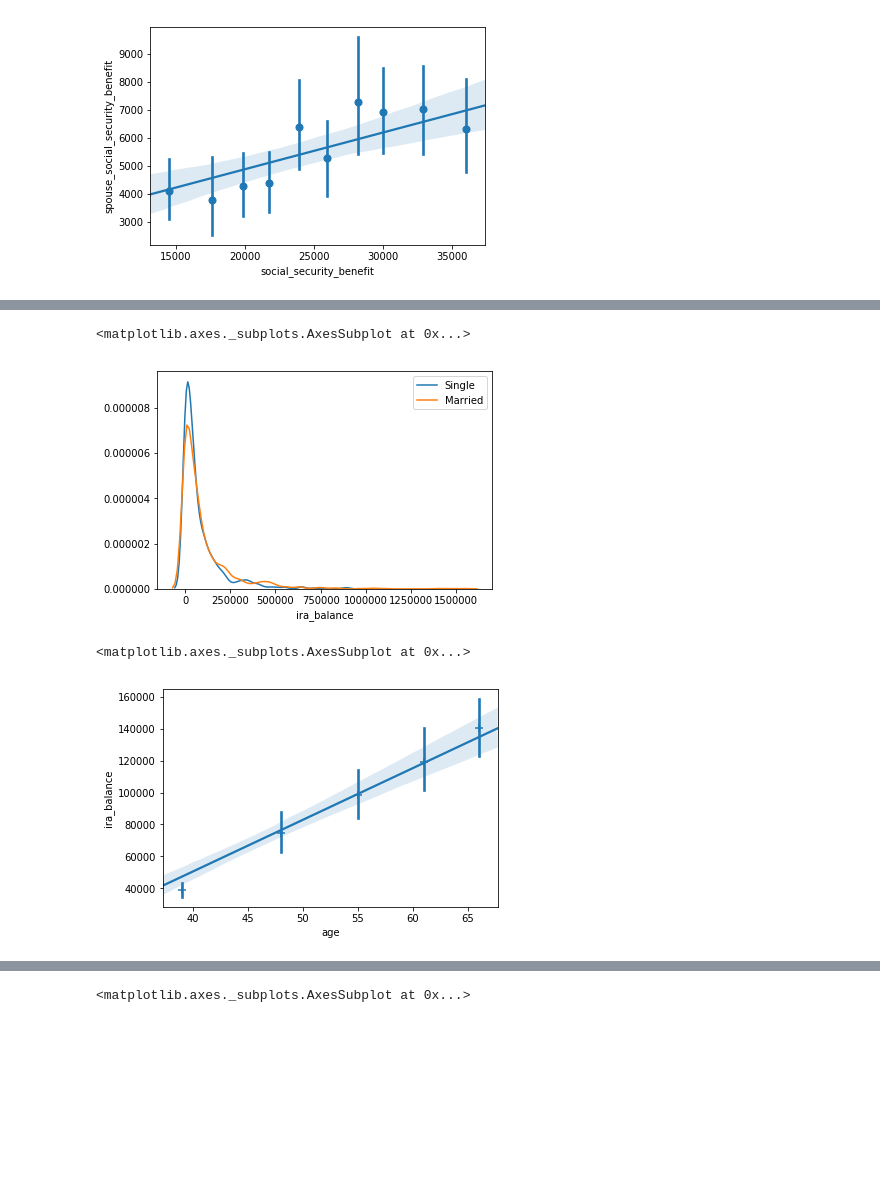
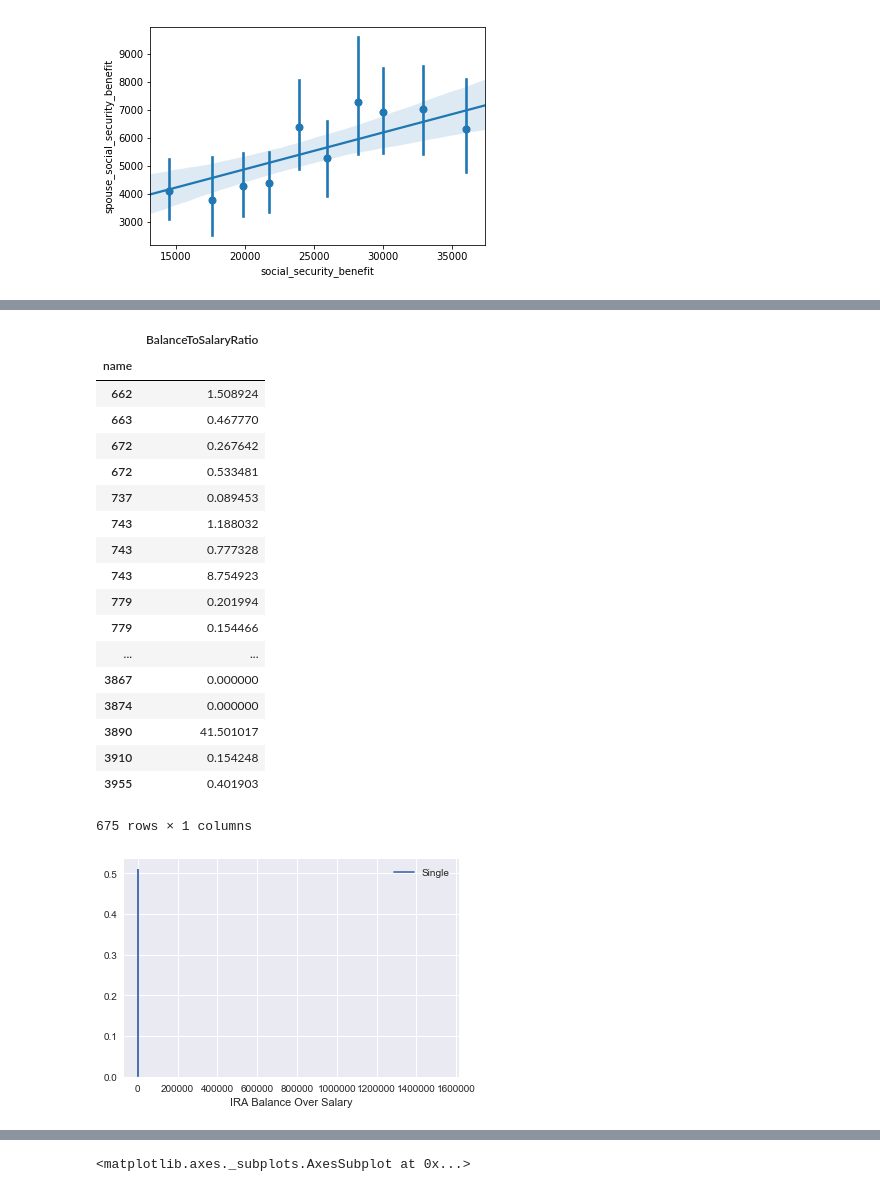
Before and after one commit to nc-looks/PythonBasics, a Jupyter notebook: Work/TAProdDataAnalysis/TAProdDataAnalysis.ipynb, the cells around one changed output, grey strips where cells are left out. Drawn from its saved outputs; the diff is of its cells as text; code cells hidden in the pictures; blank space fills up the shorter version.

```diff
--- a/Work/TAProdDataAnalysis/TAProdDataAnalysis.ipynb
+++ b/Work/TAProdDataAnalysis/TAProdDataAnalysis.ipynb
@@ -127,0 +243,11 @@ sns.distplot(df.recommended_retirement_age, axlabel='Recommended Retirement Age'
+# %%
+#Visualization 8.2: Distribution of recommended retirement ages
+
+# distribution data
+recRetirementAge = df.iloc[:,[102]]
+sns.set()
+#bins=[0, 30, 40, 50, 60, 70, 80]
+plt.hist(recRetirementAge)
+
+# quartiles or quantile data
+retirementAge.quantile([0.2, 0.4, 0.6, 0.8])
@@ -181,0 +286,15 @@ Married           76775.9     66560  48743.4
+# %%
+#Visualization 9: Distribution of Salary (Unconditional)
+
+
+#sns.distplot(cleanSalary, axlabel="Salary", hist=True)
+
+salary = df.iloc[:,[2]]
+cleanSalary = salary[salary['salary']>1000]
+
+sns.set()
+#bins=[0,25000,40000,50000,60000,75000,100000]
+plt.hist(cleanSalary)
+
+#quantiles
+cleanSalary.quantile([0.2,0.4,0.6,0.8])
@@ -290,37 +499,52 @@ sns.distplot(pd.concat(IRA))
 # %%
 # Visualization 15: Distribution of Sum of Advisable IRA Balance – conditional on marital status
 
 iradf = pd.concat(IRA)
 iradf = iradf.to_frame()
 iradf.columns = ['ira_balance']
 
 iraMarital = iradf.merge(df[['marital_status']], left_index=True, right_index=True)
 iraMarital
 
 singleIRA = iraMarital.ira_balance[iraMarital.marital_status == False]
+#singleIRA = singleIRA.to_frame()
+singleIRA.columns = ['ira_balance']
+#singleIRAwSalary = singleIRA.merge(df[['salary']], left_index=True, right_index=True)
+singleIRAwSalary.columns = ['BalanceToSalaryRatio']
+
 marriedIRA = iraMarital.ira_balance[iraMarital.marital_status == True]
+marriedIRA = marriedIRA.to_frame()
+marriedIRA.columns = ['ira_balance']
+marriedIRAwSalary = marriedIRA.merge(df[['salary']], left_index=True, right_index=True)
 
 singleIRA = singleIRA.to_frame()
-sns.distplot(singleIRA, hist=False, axlabel='IRA Balance', label='Single') #kde_kws={'clip': (0, 100000000)})
-sns.distplot(marriedIRA, hist=False, label='Married')
+sns.distplot(singleIRAwSalary, hist=False, axlabel='IRA Balance Over Salary', label='Single')
+sns.distplot(marriedIRAwSalary, hist=False, label='Married')
 
-# normalize this to salary
+
+singleIRAwSalary
+
 # if married, combined salary
 # account balance must be greater than $0
 # proportion of users with $0 vs non-zero balance
 # %% [output]
+|  | BalanceToSalaryRatio |
+| name |  |
+| 662 | 1.508924 |
+| 663 | 0.467770 |
+| 672 | 0.267642 |
+| 672 | 0.533481 |
+| 737 | 0.089453 |
+| 743 | 1.188032 |
+| 743 | 0.777328 |
+| 743 | 8.754923 |
+| 779 | 0.201994 |
+| 779 | 0.154466 |
+| ... | ... |
+| 3867 | 0.000000 |
+| 3874 | 0.000000 |
+| 3890 | 41.501017 |
+| 3910 | 0.154248 |
+| 3955 | 0.401903 |
-<matplotlib.axes._subplots.AxesSubplot at 0x...>
+675 rows × 1 columns
-[figure, old version]
+[figure, new version]
-# %%
-# Visualization 15: Distribution of Sum of Advisable IRA Balance – conditional on age
-iraAge = iradf.merge(df[['age']], left_index=True, right_index=True)
-sns.regplot(x="age", y="ira_balance", data=iraAge, marker="+", x_bins=5)
-
-# how are the bins calculated?
-## is it based on the number of cases or max and min of ages and equal distribution?
-
-# y axis to ira_balance/salary
-# exclude ira balance $0
-# %% [output]
-<matplotlib.axes._subplots.AxesSubplot at 0x...>
-[figure, removed]
```
Also changed, not shown: parts of 27 cells of this notebook, 1 other file.
